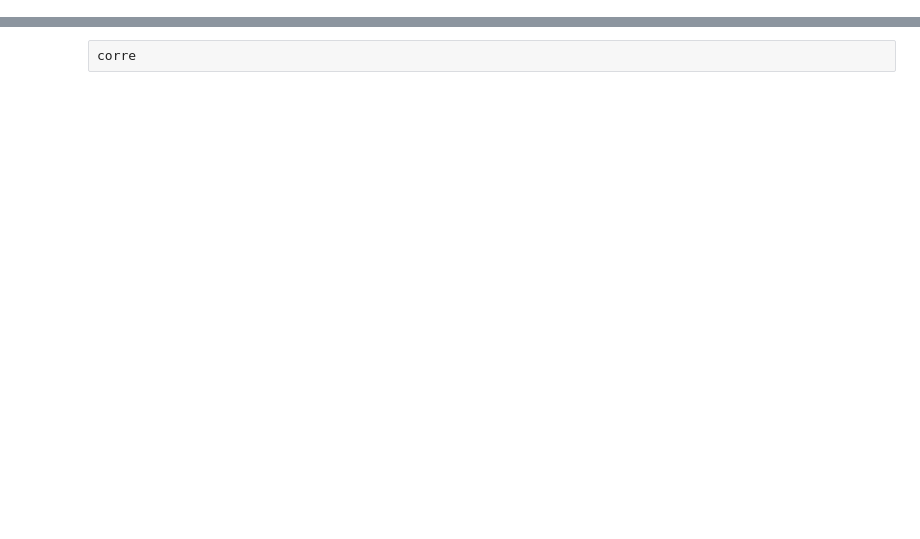
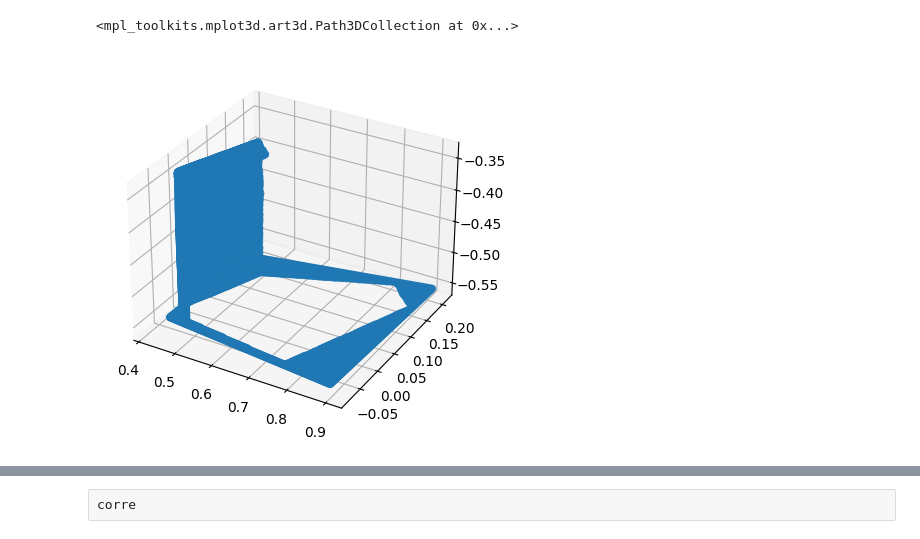
Before and after one commit to takeshi-pumas/catkin_extras, a Jupyter notebook: src/task/scripts/Pandas Data Frame Tutorial_PCA-Copy1.ipynb, the cells around one changed output, grey strips where cells are left out. Cells and saved outputs as stored; diff of their text form; code cells hidden in the pictures; blank space fills up the shorter version.

```diff
--- a/src/task/scripts/Pandas Data Frame Tutorial_PCA-Copy1.ipynb
+++ b/src/task/scripts/Pandas Data Frame Tutorial_PCA-Copy1.ipynb
@@ -22,3 +66,12 @@ ax.scatter(points[:,0],points[:,1],points[:,2])
+# %%
+points=np.load('/home/roboworks/Documents/points.npy')
+
+fig = plt.figure()
+ax = fig.add_subplot(projection='3d')
+ax.scatter(points[:,0],points[:,1],points[:,2])
+# %% [output]
+<mpl_toolkits.mplot3d.art3d.Path3DCollection at 0x...>
+[figure, added]
 # %%
 import seaborn as sns
 import pandas as pd
```
Also changed, not shown: parts of 36 cells of this notebook, 17 other files.
